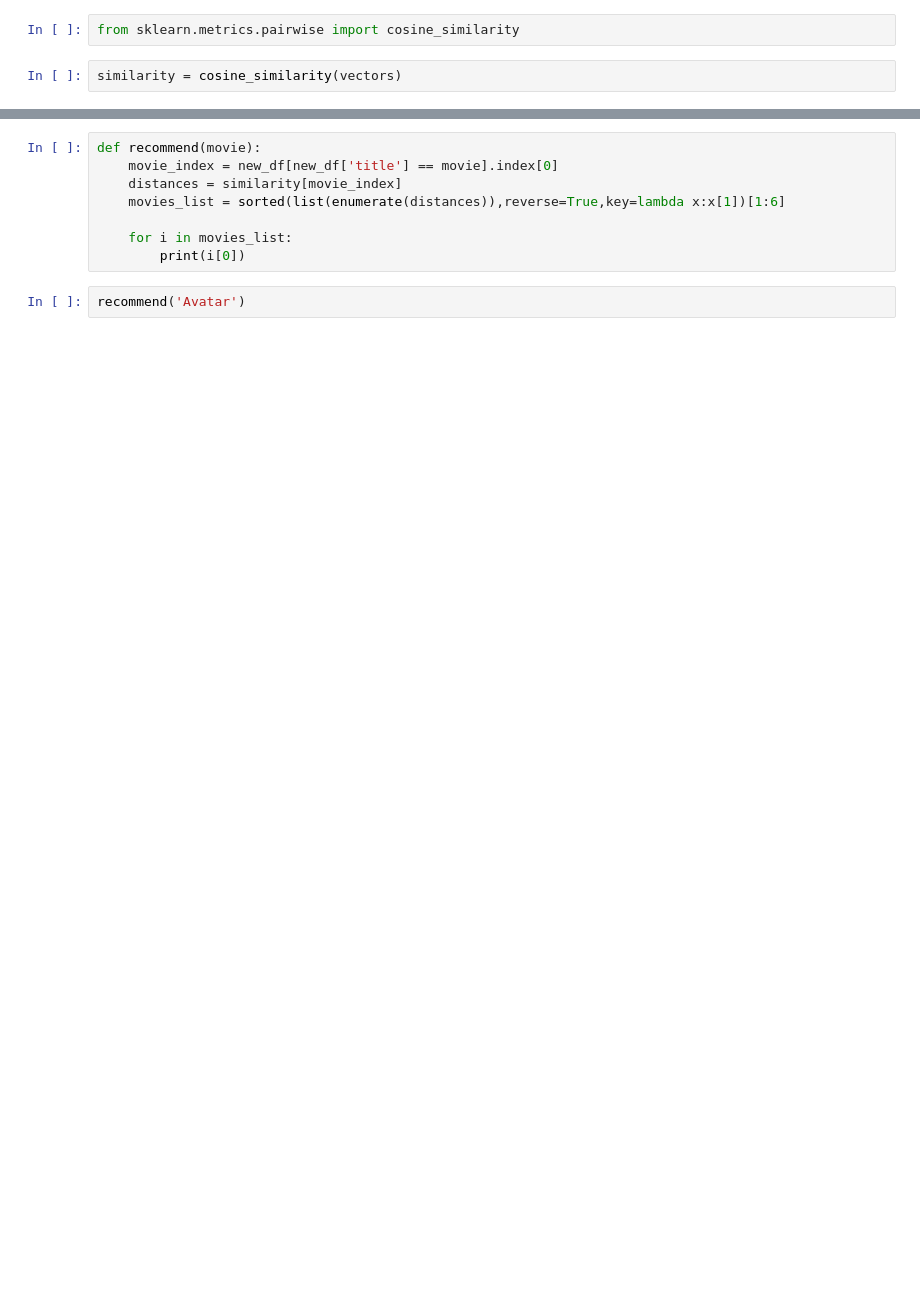
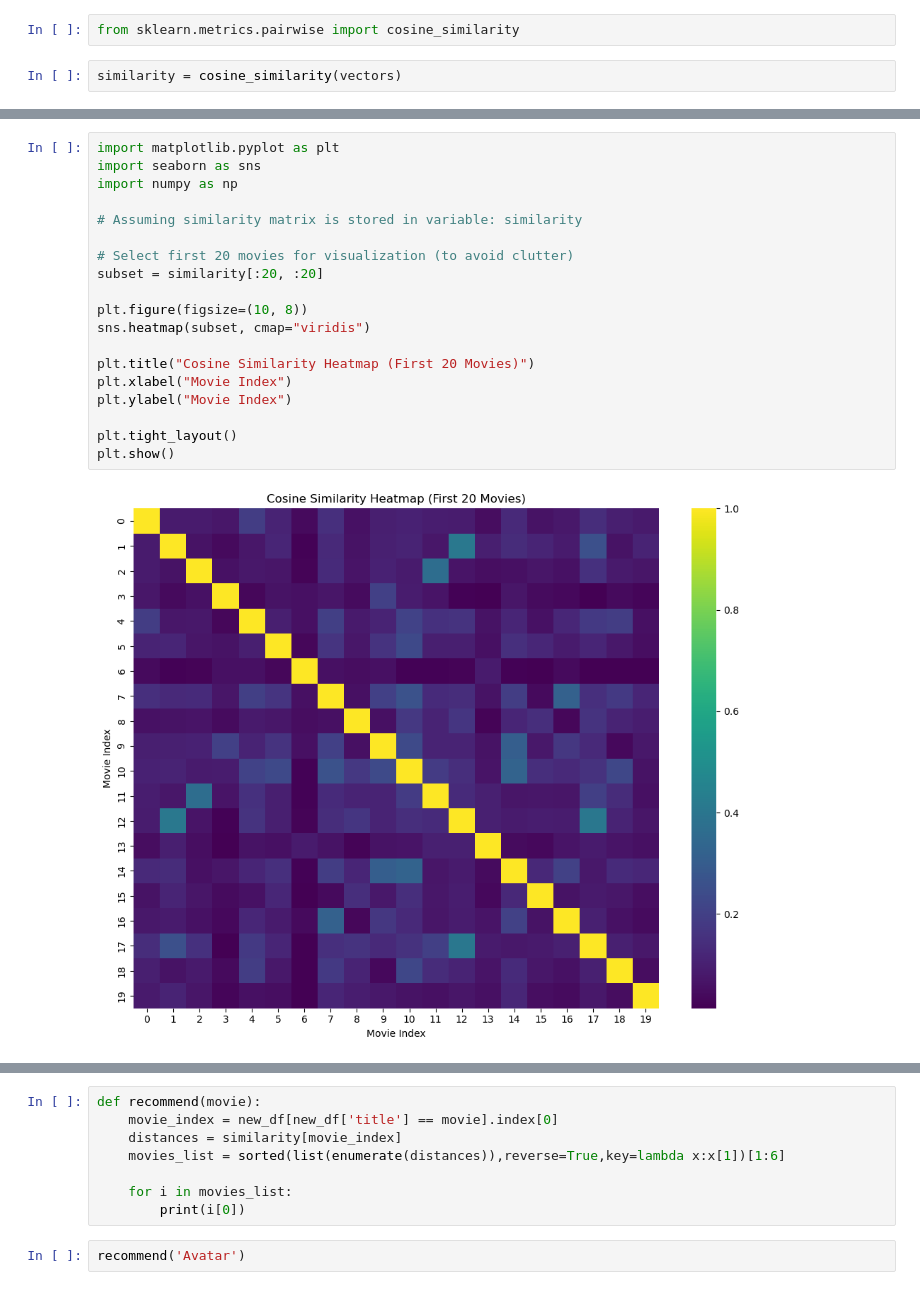
Before and after one commit to student-SanghitaRoy/Movie-Recommendation-System, a Jupyter notebook: movie recommender system.ipynb, the cells around one changed output, grey strips where cells are left out. Drawn from its saved outputs; the diff is of its cells as text; blank space fills up the shorter version.

```diff
--- a/movie recommender system.ipynb
+++ b/movie recommender system.ipynb
@@ -170,0 +450,21 @@ sorted(list(enumerate(similarity[0])),reverse=True, key=lambda x:x[1])[1:6]
+# %%
+import matplotlib.pyplot as plt
+import seaborn as sns
+import numpy as np
+
+# Assuming similarity matrix is stored in variable: similarity
+
+# Select first 20 movies for visualization (to avoid clutter)
+subset = similarity[:20, :20]
+
+plt.figure(figsize=(10, 8))
+sns.heatmap(subset, cmap="viridis")
+
+plt.title("Cosine Similarity Heatmap (First 20 Movies)")
+plt.xlabel("Movie Index")
+plt.ylabel("Movie Index")
+
+plt.tight_layout()
+plt.show()
+# %% [output]
+[figure, added]
```
Also changed, not shown: parts of 53 cells of this notebook.
